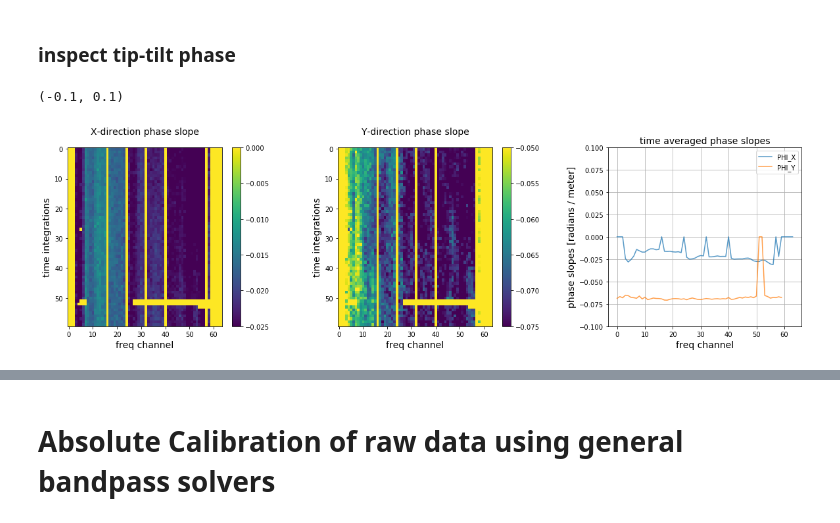
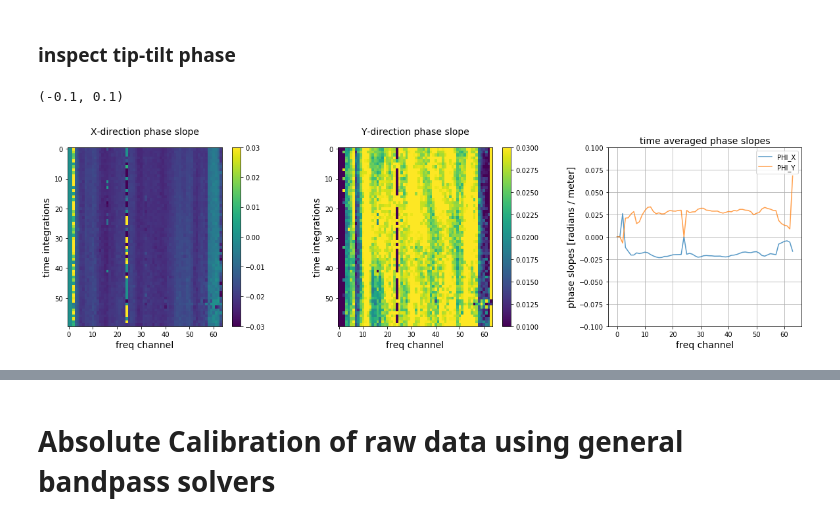
Before and after one commit to HERA-Team/hera_cal, a Jupyter notebook: scripts/notebooks/running_abscal.ipynb, the cells around one changed output, grey strips where cells are left out. Cells and saved outputs as stored; diff of their text form; code cells hidden in the pictures.

```diff
--- a/scripts/notebooks/running_abscal.ipynb
+++ b/scripts/notebooks/running_abscal.ipynb
@@ -42,11 +43,13 @@ These constrained bandpass solvers are `abs_amp_lincal`, which solves for a sing
 # specify model file and load into UVData, load into dictionary
 model_fname1 = os.path.join(DATA_PATH, "zen.2458042.12552.xx.HH.uvXA")
 model_fname2 = os.path.join(DATA_PATH, "zen.2458042.13298.xx.HH.uvXA")
-model, mflags, antpos, ants, model_freqs, model_times = hc.abscal.UVData2AbsCalDict([model_fname1, model_fname2], return_meta=True)
+(model, mflags, antpos, ants, model_freqs, model_times,
+ model_pols) = hc.abscal.UVData2AbsCalDict([model_fname1, model_fname2], return_meta=True)
 
 # specify data file and load into UVData, load into dictionary
 data_fname = os.path.join(DATA_PATH, "zen.2458043.12552.xx.HH.uvORA")
-data, dflags, antpos, ants, data_freqs, data_times = hc.abscal.UVData2AbsCalDict(data_fname, return_meta=True)
+(data, dflags, antpos, ants, data_freqs, data_times,
+ data_pols) = hc.abscal.UVData2AbsCalDict(data_fname, return_meta=True)
 
 # make wgts
 wgts = copy.deepcopy(dflags)
@@ -54,7 +57,7 @@ for k in wgts.keys():
     wgts[k] = (~wgts[k]).astype(np.float)
 
 antloc = np.array(map(lambda k: antpos[k], ants))
-bls = odict([(x, antpos[x[1]] - antpos[x[0]]) for x in model.keys()])
+bls = odict([(x, antpos[x[0]] - antpos[x[1]]) for x in model.keys()])
 # %%
 # plot sub-array HERA layout
 plt.figure(figsize=(6,6))
@@ -144,8 +150,5 @@ ax.set_ylim(-0.3, 0.3)
 # %%
-# construct gains
-delay_gains = odict(zip(AC.ants, AC.ant_dly_gain))
-
 # apply to data
-delay_corr_data = hc.abscal.apply_gains(AC.data, delay_gains)
+delay_corr_data = hc.abscal.apply_gains(data, (AC.ant_dly_gain))#, AC.ant_dly_phi_gain))
 # %%
 # inspect results data
@@ -251,36 +253,36 @@ ax.set_ylabel('overall phase [radian]', fontsize=14)
 # %%
 # plot gain phi
 fig, axes = plt.subplots(1, 3, figsize=(20, 5))
 fig.subplots_adjust(wspace=0.4)
 
 ax = axes[0]
-cax = ax.matshow(DAC.TT_Phi[0], aspect='auto', vmin=-.025, vmax=0)
+cax = ax.matshow(DAC.TT_Phi_arr[0, 0, :, :, 0], aspect='auto', vmin=-.03, vmax=0.03)
 fig.colorbar(cax, ax=ax)
 ax.set_title('PHI_X')
 ax.xaxis.set_ticks_position('bottom')
 ax.set_xlabel('freq channel', fontsize=14)
 ax.set_ylabel('time integrations', fontsize=14)
 ax.set_title('X-direction phase slope', fontsize=14)
 
 ax = axes[1]
-cax = ax.matshow(DAC.TT_Phi[1], aspect='auto', vmin=-.075, vmax=-.05)
+cax = ax.matshow(DAC.TT_Phi_arr[0, 1, :, :, 0], aspect='auto', vmin=0.01, vmax=0.03)
 fig.colorbar(cax, ax=ax)
 ax.set_title('PHI_Y')
 ax.xaxis.set_ticks_position('bottom')
 ax.set_xlabel('freq channel', fontsize=14)
 ax.set_ylabel('time integrations', fontsize=14)
 ax.set_title('Y-direction phase slope', fontsize=14)
 
 ax = axes[2]
-p0, = ax.plot(np.nanmedian(DAC.TT_Phi[0, :, :], axis=0), alpha=0.75)
-p1, = ax.plot(np.nanmedian(DAC.TT_Phi[1, :, :], axis=1), alpha=0.75)
+p0, = ax.plot(np.nanmedian(DAC.TT_Phi_arr[0, 0, :, :, 0], axis=0), alpha=0.75)
+p1, = ax.plot(np.nanmedian(DAC.TT_Phi_arr[0, 1, :, :, 0], axis=0), alpha=0.75)
 ax.grid()
 ax.set_xlabel('freq channel', fontsize=14)
 ax.set_title('time averaged phase slopes', fontsize=14)
 ax.set_ylabel('phase slopes [radians / meter]', fontsize=14)
 ax.legend([p0,p1], ["PHI_X", "PHI_Y"])
 ax.set_ylim(-.1, .1)
 # %% [output]
 (-0.1, 0.1)
-[figure, old version]
+[figure, new version]
 # %%
```
Also changed, not shown: parts of 31 cells of this notebook, 16 other files.
